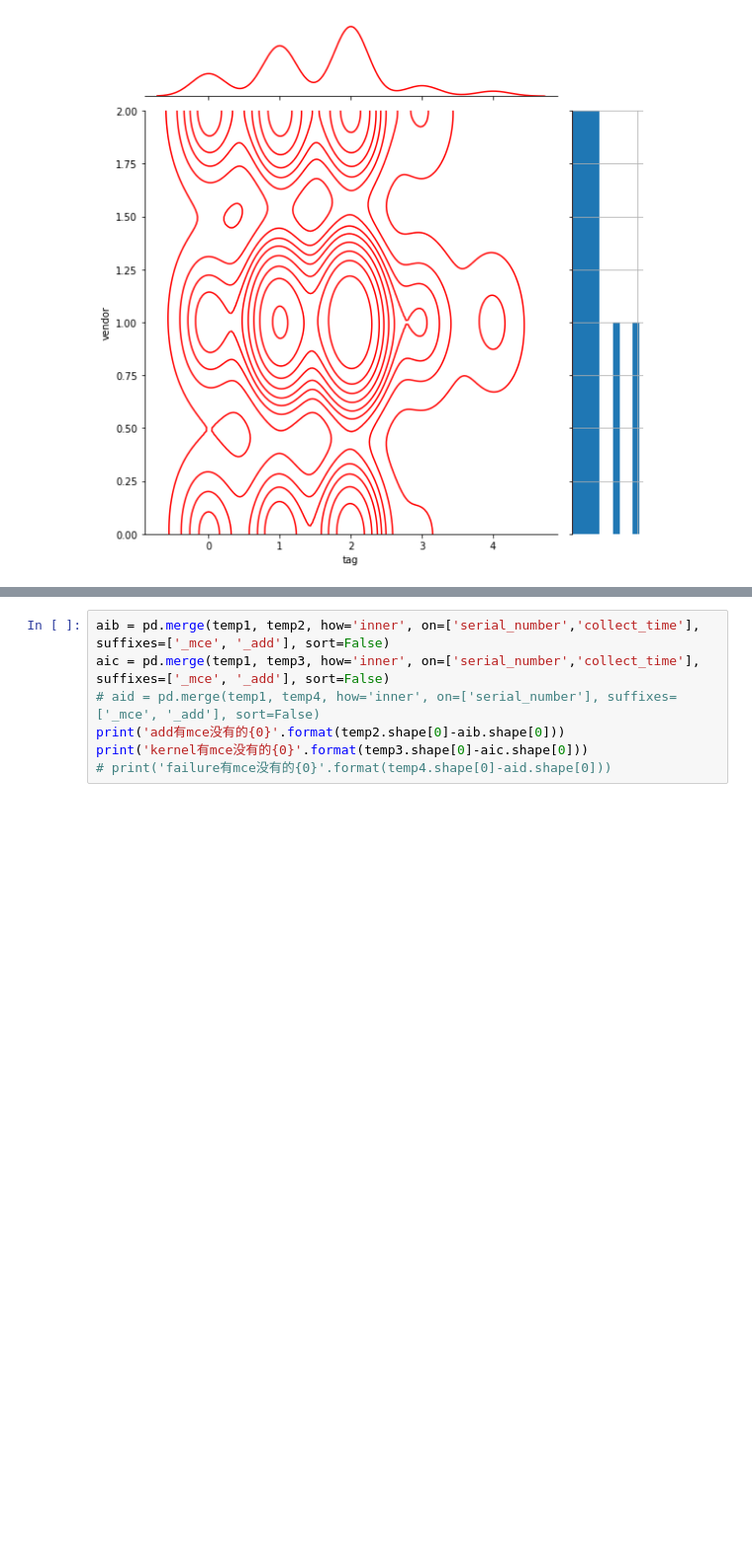
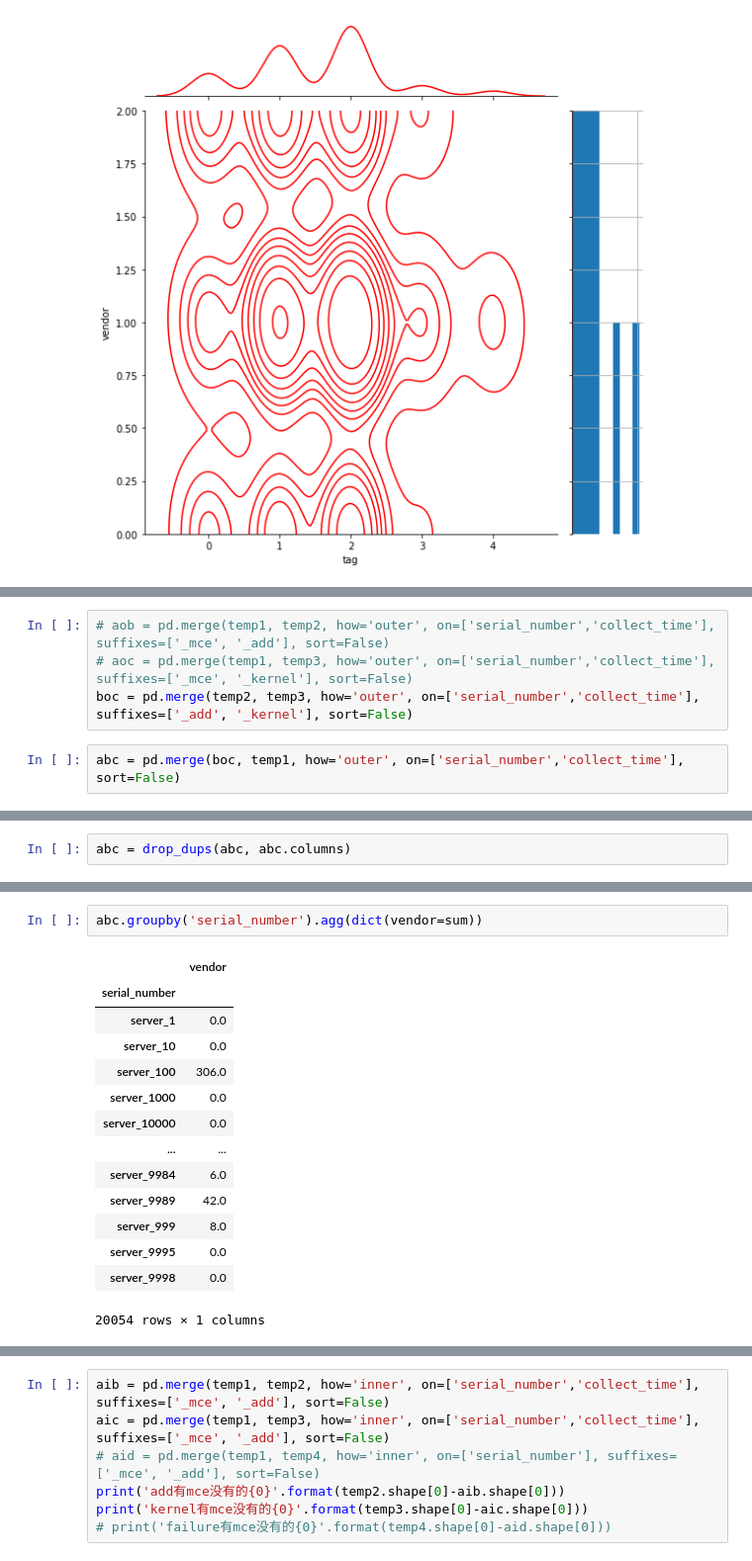
Before and after one commit to XPBooster/Memory, a Jupyter notebook: explorer.ipynb, the cells around one changed output, grey strips where cells are left out. Shown at 99% size. Drawn from its saved outputs; the diff is of its cells as text; blank space fills up the shorter version.

```diff
--- a/explorer.ipynb
+++ b/explorer.ipynb
@@ -490,0 +504,6 @@ temp4 = drop_dups(raw_failure, ['serial_number']) # 没有重复条目，说明
+# %%
+# aob = pd.merge(temp1, temp2, how='outer', on=['serial_number','collect_time'], suffixes=['_mce', '_add'], sort=False)
+# aoc = pd.merge(temp1, temp3, how='outer', on=['serial_number','collect_time'], suffixes=['_mce', '_kernel'], sort=False)
+boc = pd.merge(temp2, temp3, how='outer', on=['serial_number','collect_time'], suffixes=['_add', '_kernel'], sort=False)
+# %%
+abc = pd.merge(boc, temp1, how='outer', on=['serial_number','collect_time'], sort=False)
@@ -490,0 +512,2 @@ temp4 = drop_dups(raw_failure, ['serial_number']) # 没有重复条目，说明
+# %%
+abc = drop_dups(abc, abc.columns)
@@ -490,0 +569,17 @@ temp4 = drop_dups(raw_failure, ['serial_number']) # 没有重复条目，说明
+# %%
+abc.groupby('serial_number').agg(dict(vendor=sum))
+# %% [output]
+|  | vendor |
+| serial_number |  |
+| server_1 | 0.0 |
+| server_10 | 0.0 |
+| server_100 | 306.0 |
+| server_1000 | 0.0 |
+| server_10000 | 0.0 |
+| ... | ... |
+| server_9984 | 6.0 |
+| server_9989 | 42.0 |
+| server_999 | 8.0 |
+| server_9995 | 0.0 |
+| server_9998 | 0.0 |
+20054 rows × 1 columns
```
Also changed, not shown: parts of 25 cells of this notebook, 1 other file.
